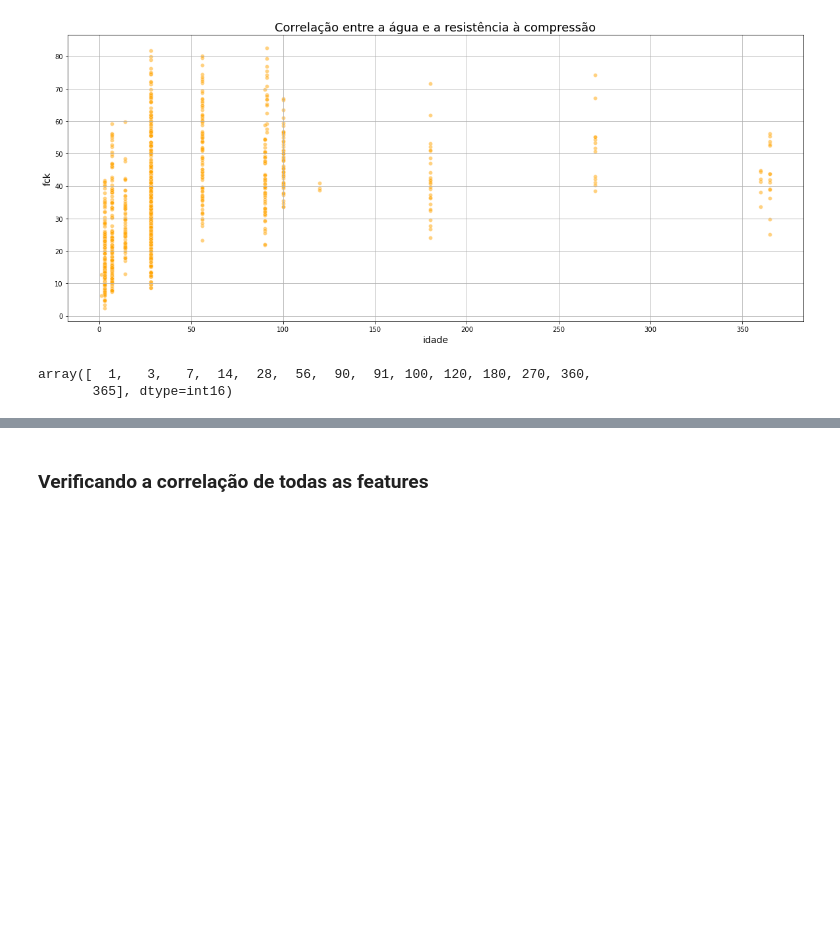
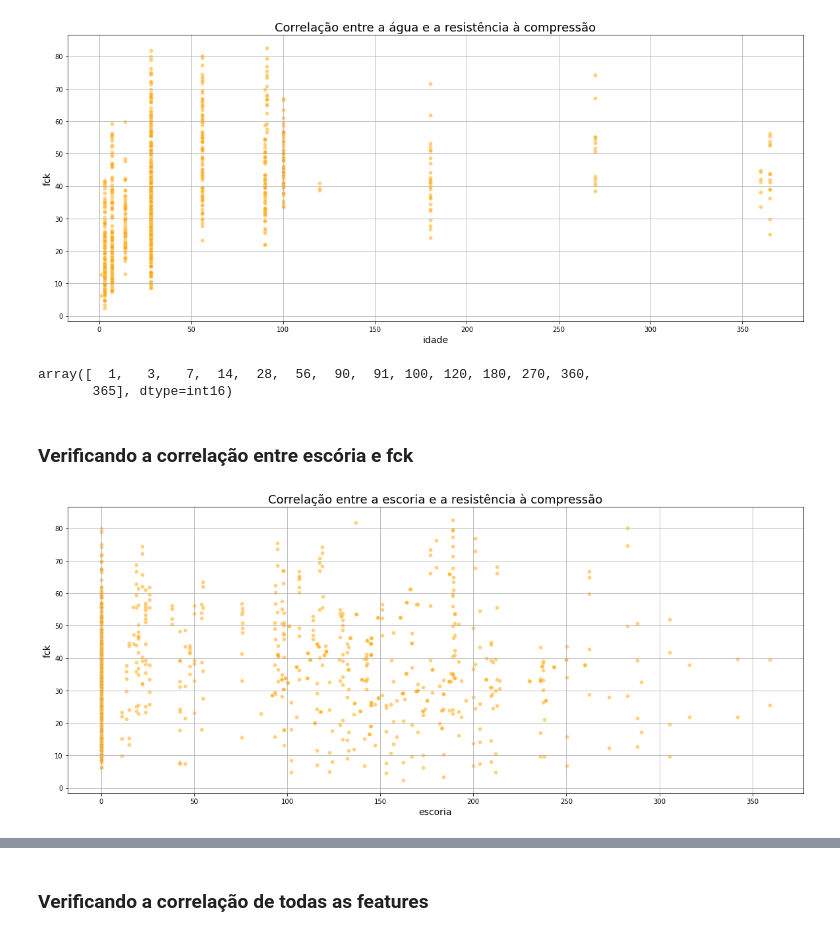
Before and after one commit to kitawarairon/portifolio_analise_dados, a Jupyter notebook: projeto_cement_manufacturing/analise_resistencia_concreto.ipynb, the cells around one changed output, grey strips where cells are left out. Cells and saved outputs as stored; diff of their text form; code cells hidden in the pictures; blank space fills up the shorter version.

```diff
--- a/projeto_cement_manufacturing/analise_resistencia_concreto.ipynb
+++ b/projeto_cement_manufacturing/analise_resistencia_concreto.ipynb
@@ -230,3 +230,9 @@ np.sort(concreto_df.idade.unique())
 # %% [output]
 array([  1,   3,   7,  14,  28,  56,  90,  91, 100, 120, 180, 270, 360,
        365], dtype=int16)
+# %% [markdown]
+### Verificando a correlação entre escória e fck
+# %%
+correlacao(concreto_df, 'escoria', 'fck', 'Correlação entre a escoria e a resistência à compressão', 'escoria', 'fck')
+# %% [output]
+[figure, added]
```
Also changed, not shown: parts of 24 cells of this notebook, 1 other file.
